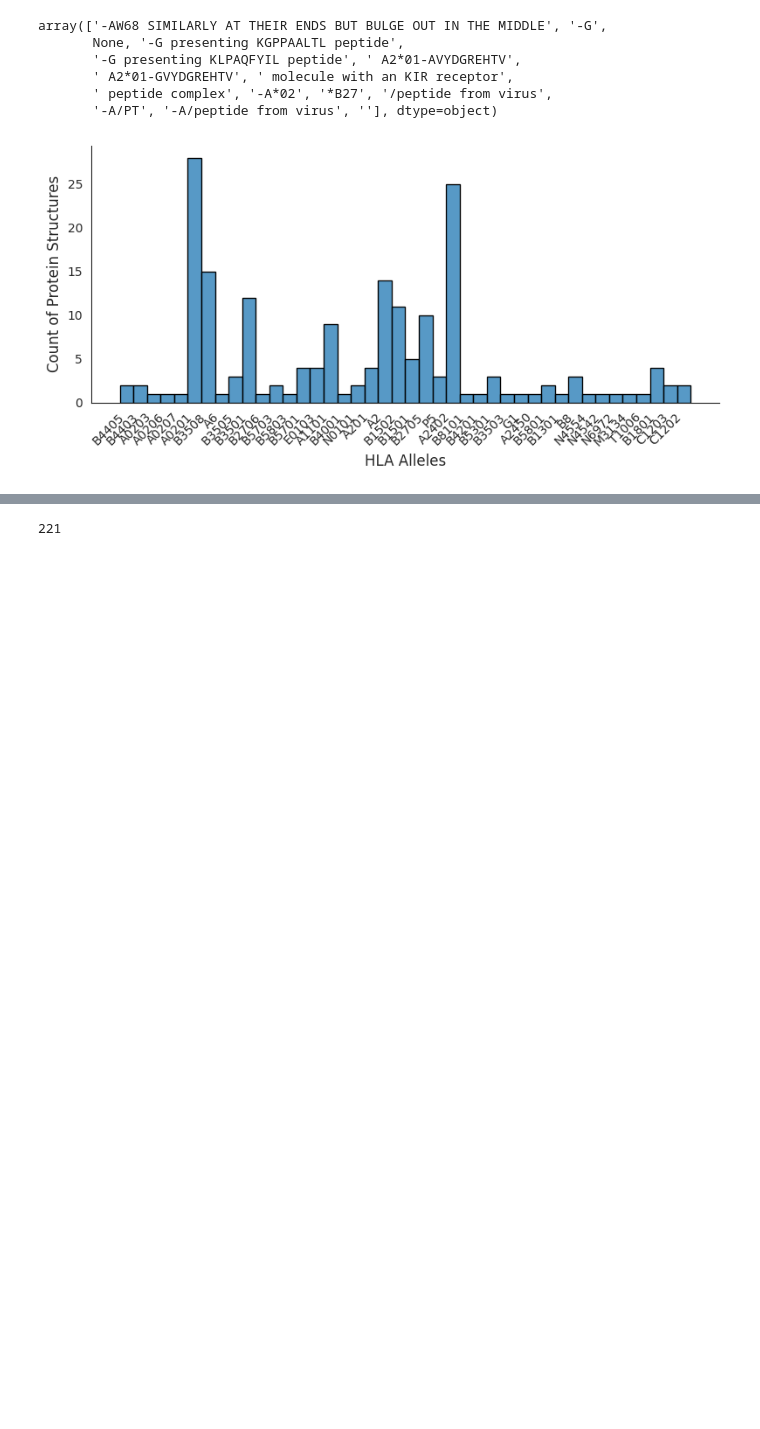
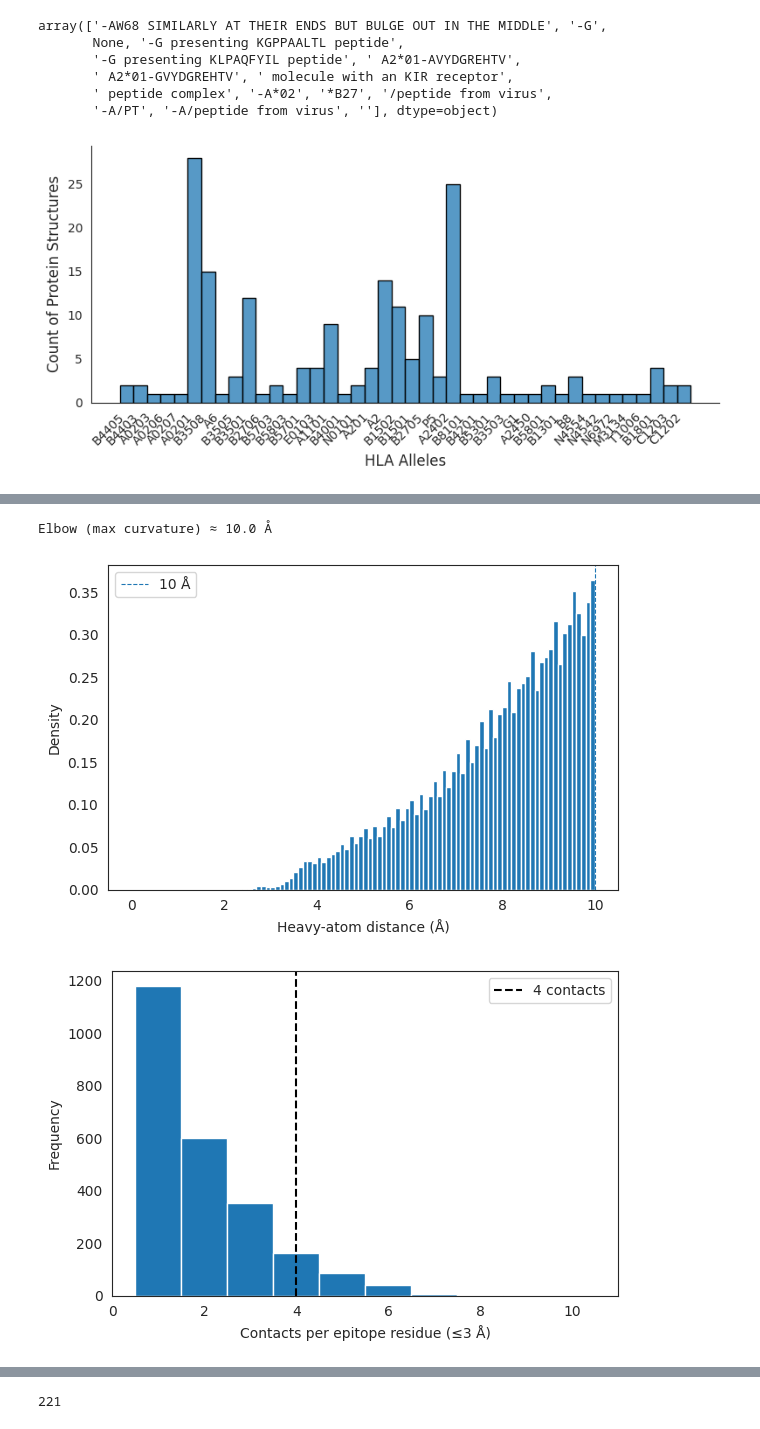
Before and after one commit to sermare/ESMCBA, a Jupyter notebook: jupyter_notebooks/rdfiffusion/RFD_eval.ipynb, the cells around one changed output, grey strips where cells are left out. Saved outputs shown, nothing was run; the diff lists cells and outputs as text; code cells hidden in the pictures; blank space fills up the shorter version.

```diff
--- a/jupyter_notebooks/rdfiffusion/RFD_eval.ipynb
+++ b/jupyter_notebooks/rdfiffusion/RFD_eval.ipynb
@@ -636,0 +837,45 @@ plt.show()
+# %%
+# --- curvature / knee locator ---
+from scipy.interpolate import UnivariateSpline
+x, y = cov_df.cutoff.values, cov_df.n_pairs.values
+spl = UnivariateSpline(x, y, k=4, s=0)
+curv = spl.derivative(2)(x)            # second derivative ≈ curvature
+elbow_idx = np.argmax(curv)            # maximum curvature point
+elbow = x[elbow_idx]
+print(f"Elbow (max curvature) ≈ {elbow:.1f} Å")
+Elbow (max curvature) ≈ 10.0 Å
+# %% [output]
+Elbow (max curvature) ≈ 10.0 Å
+# %%
+cov = {c: (contacts[contacts.min_distance<=c]
+           .drop_duplicates(["pdb_id","ep_chain","ep_resnum"]).shape[0])
+       for c in cutoffs}
+# pd.Series(cov, name="unique_epitope_res").to_csv(
+#     outdir/"cutoff_coverage.tsv", sep="\t"
+# )
+# pd.Series(cov)
+
+# %% 8 Distance histogram
+plt.figure(figsize=(6,4))
+plt.hist(contacts["min_distance"], bins=np.arange(0, max(cutoffs)+0.1, 0.1),
+         density=True)
+for c in cutoffs:
+    plt.axvline(c, ls="--", lw=0.8, label=f"{c} Å")
+plt.xlabel("Heavy-atom distance (Å)")
+plt.ylabel("Density"); plt.legend(); plt.tight_layout()
+# plt.savefig(outdir/"distance_hist.png", dpi=300)
+
+plt.show()
+# %% 9 Contact-count distribution  (≤3 Å as example)
+counts = (contacts[contacts.min_distance<=3]
+          .groupby(["pdb_id","ep_chain","ep_resnum"]).size())
+plt.figure(figsize=(6,4))
+plt.hist(counts, bins=np.arange(1, counts.max()+2)-0.5, align="mid")
+plt.axvline(4, ls="--", color="k", label="4 contacts")
+plt.xlabel("Contacts per epitope residue (≤3 Å)")
+plt.ylabel("Frequency"); plt.legend(); plt.tight_layout()
+# plt.savefig(outdir/"contact_count_hist.png", dpi=300)
+plt.show()
+# %% [output]
+[figure, added]
+[figure, added]
```
Also changed, not shown: parts of 22 cells of this notebook.
